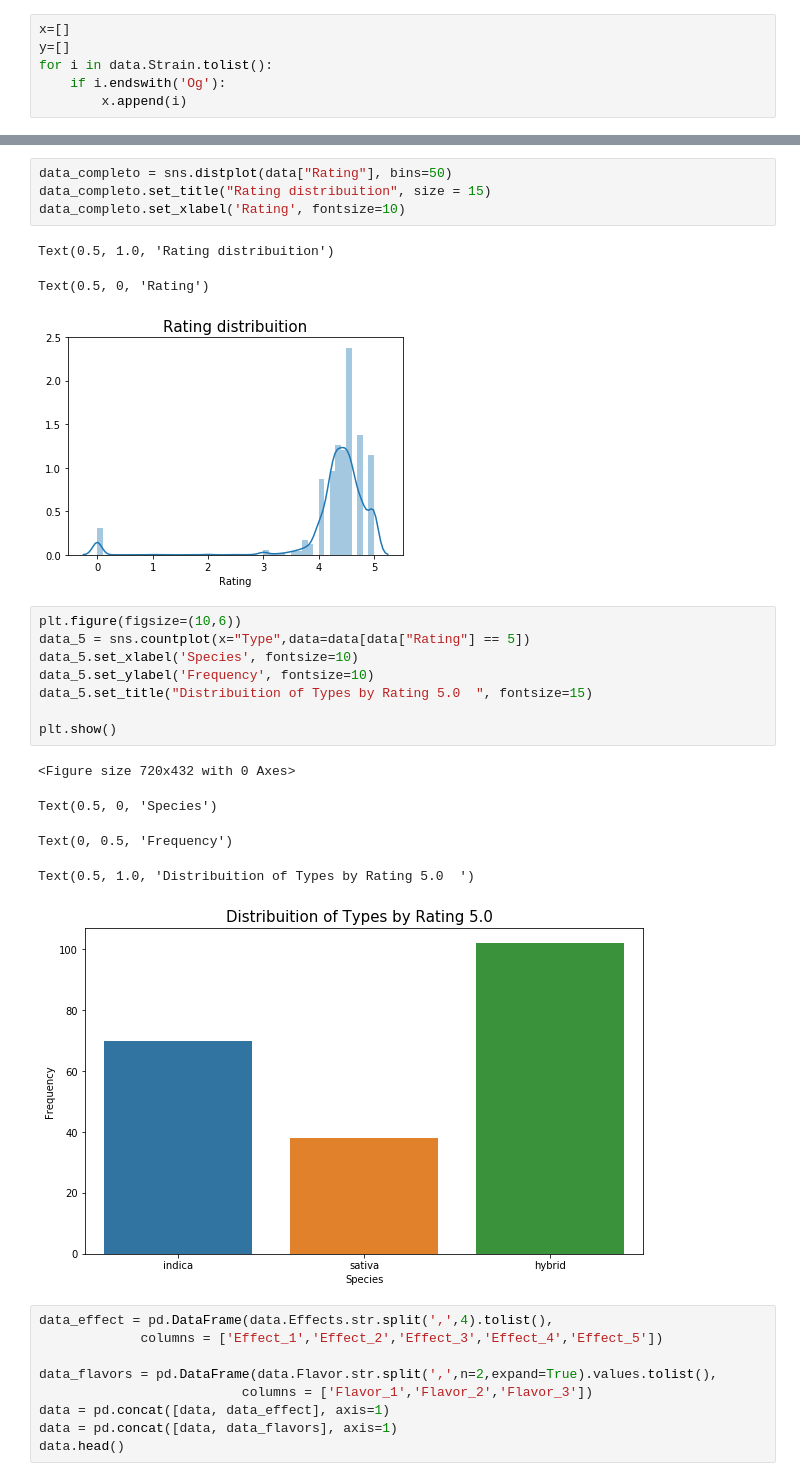
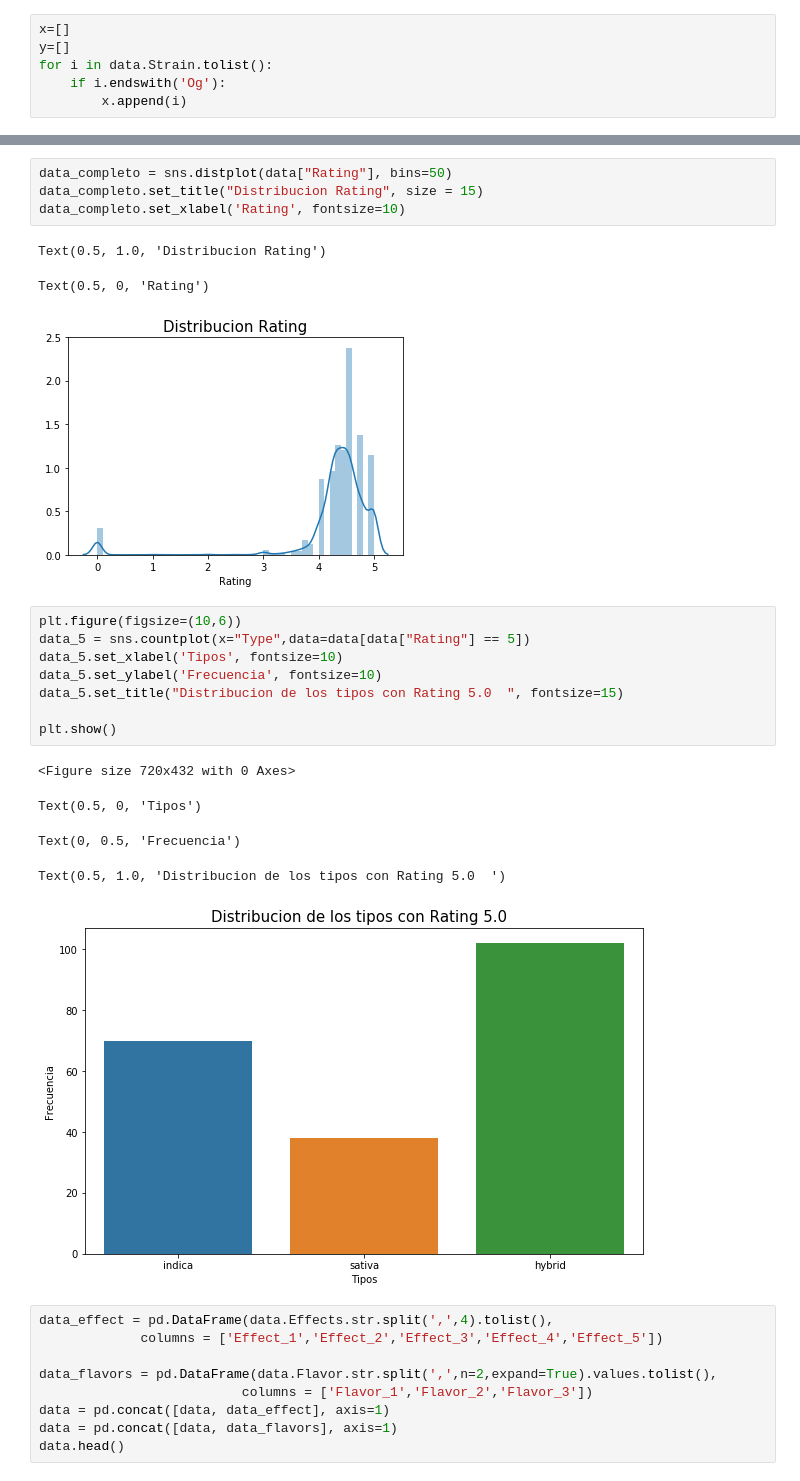
Before and after one commit to h3rc4r/project-final, a Jupyter notebook: your-project/proyecto.ipynb, the cells around one changed output, grey strips where cells are left out. Saved outputs shown, nothing was run; the diff lists cells and outputs as text.

```diff
--- a/your-project/proyecto.ipynb
+++ b/your-project/proyecto.ipynb
@@ -146,25 +146,25 @@ Text(0.5, 1.0, 'Rating Distribuition Indicas')
 # %%
 data_completo = sns.distplot(data["Rating"], bins=50)
-data_completo.set_title("Rating distribuition", size = 15)
+data_completo.set_title("Distribucion Rating", size = 15)
 data_completo.set_xlabel('Rating', fontsize=10)
 # %% [output]
-Text(0.5, 1.0, 'Rating distribuition')
+Text(0.5, 1.0, 'Distribucion Rating')
 Text(0.5, 0, 'Rating')
-[figure, old version]
+[figure, new version]
 # %%
 plt.figure(figsize=(10,6))
 data_5 = sns.countplot(x="Type",data=data[data["Rating"] == 5])
-data_5.set_xlabel('Species', fontsize=10)
-data_5.set_ylabel('Frequency', fontsize=10)
-data_5.set_title("Distribuition of Types by Rating 5.0  ", fontsize=15)
+data_5.set_xlabel('Tipos', fontsize=10)
+data_5.set_ylabel('Frecuencia', fontsize=10)
+data_5.set_title("Distribucion de los tipos con Rating 5.0  ", fontsize=15)
 
 plt.show()
 # %% [output]
 <Figure size 720x432 with 0 Axes>
-Text(0.5, 0, 'Species')
+Text(0.5, 0, 'Tipos')
-Text(0, 0.5, 'Frequency')
+Text(0, 0.5, 'Frecuencia')
-Text(0.5, 1.0, 'Distribuition of Types by Rating 5.0  ')
+Text(0.5, 1.0, 'Distribucion de los tipos con Rating 5.0  ')
-[figure, old version]
+[figure, new version]
 # %%
 data_effect = pd.DataFrame(data.Effects.str.split(',',4).tolist(),
              columns = ['Effect_1','Effect_2','Effect_3','Effect_4','Effect_5'])
```
Also changed, not shown: parts of 11 cells of this notebook, 7 other files.
